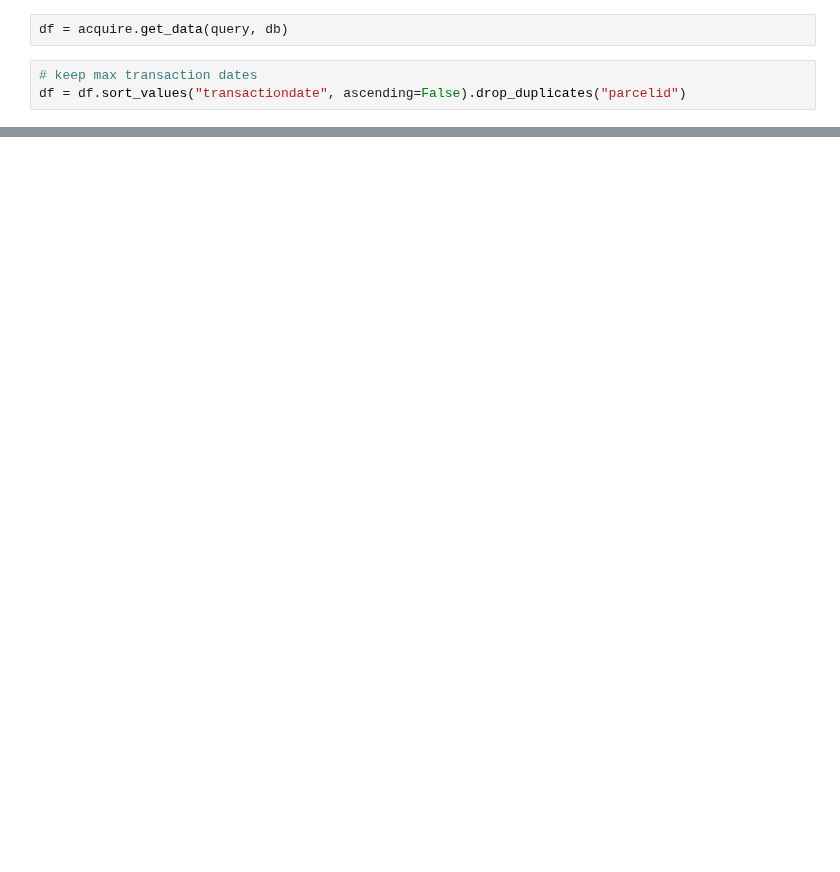
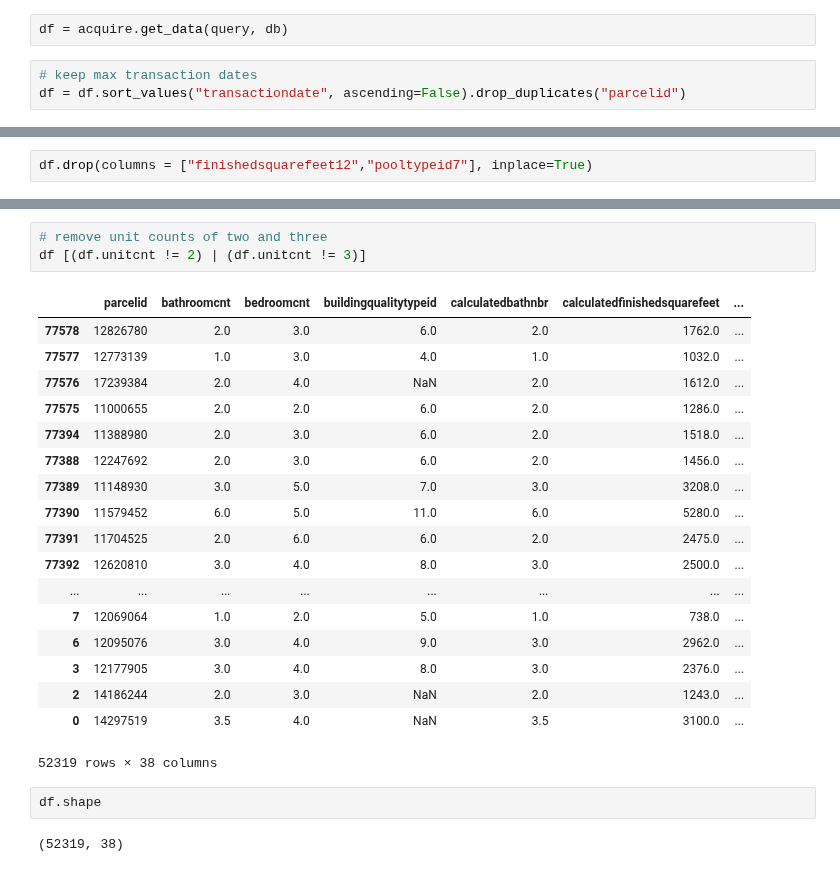
Before and after one commit to misty-garcia/ds-methodologies-exercises, a Jupyter notebook: clustering/zillow.ipynb, the cells around one changed output, grey strips where cells are left out. Cells and saved outputs as stored; diff of their text form; blank space fills up the shorter version.

```diff
--- a/clustering/zillow.ipynb
+++ b/clustering/zillow.ipynb
@@ -44,0 +290,2 @@ memory usage: 40.7+ MB
+# %%
+df.drop(columns = ["finishedsquarefeet12","pooltypeid7"], inplace=True)
@@ -44,0 +320,26 @@ memory usage: 40.7+ MB
+# %%
+# remove unit counts of two and three
+df [(df.unitcnt != 2) | (df.unitcnt != 3)]
+# %% [output]
+|  | parcelid | bathroomcnt | bedroomcnt | buildingqualitytypeid | calculatedbathnbr | calculatedfinishedsquarefeet | ... |
+| 77578 | 12826780 | 2.0 | 3.0 | 6.0 | 2.0 | 1762.0 | ... |
+| 77577 | 12773139 | 1.0 | 3.0 | 4.0 | 1.0 | 1032.0 | ... |
+| 77576 | 17239384 | 2.0 | 4.0 | NaN | 2.0 | 1612.0 | ... |
+| 77575 | 11000655 | 2.0 | 2.0 | 6.0 | 2.0 | 1286.0 | ... |
+| 77394 | 11388980 | 2.0 | 3.0 | 6.0 | 2.0 | 1518.0 | ... |
+| 77388 | 12247692 | 2.0 | 3.0 | 6.0 | 2.0 | 1456.0 | ... |
+| 77389 | 11148930 | 3.0 | 5.0 | 7.0 | 3.0 | 3208.0 | ... |
+| 77390 | 11579452 | 6.0 | 5.0 | 11.0 | 6.0 | 5280.0 | ... |
+| 77391 | 11704525 | 2.0 | 6.0 | 6.0 | 2.0 | 2475.0 | ... |
+| 77392 | 12620810 | 3.0 | 4.0 | 8.0 | 3.0 | 2500.0 | ... |
+| ... | ... | ... | ... | ... | ... | ... | ... |
+| 7 | 12069064 | 1.0 | 2.0 | 5.0 | 1.0 | 738.0 | ... |
+| 6 | 12095076 | 3.0 | 4.0 | 9.0 | 3.0 | 2962.0 | ... |
+| 3 | 12177905 | 3.0 | 4.0 | 8.0 | 3.0 | 2376.0 | ... |
+| 2 | 14186244 | 2.0 | 3.0 | NaN | 2.0 | 1243.0 | ... |
+| 0 | 14297519 | 3.5 | 4.0 | NaN | 3.5 | 3100.0 | ... |
+52319 rows × 38 columns
+# %%
+df.shape
+# %% [output]
+(52319, 38)
```
Also changed, not shown: parts of 33 cells of this notebook, 3 other files.
